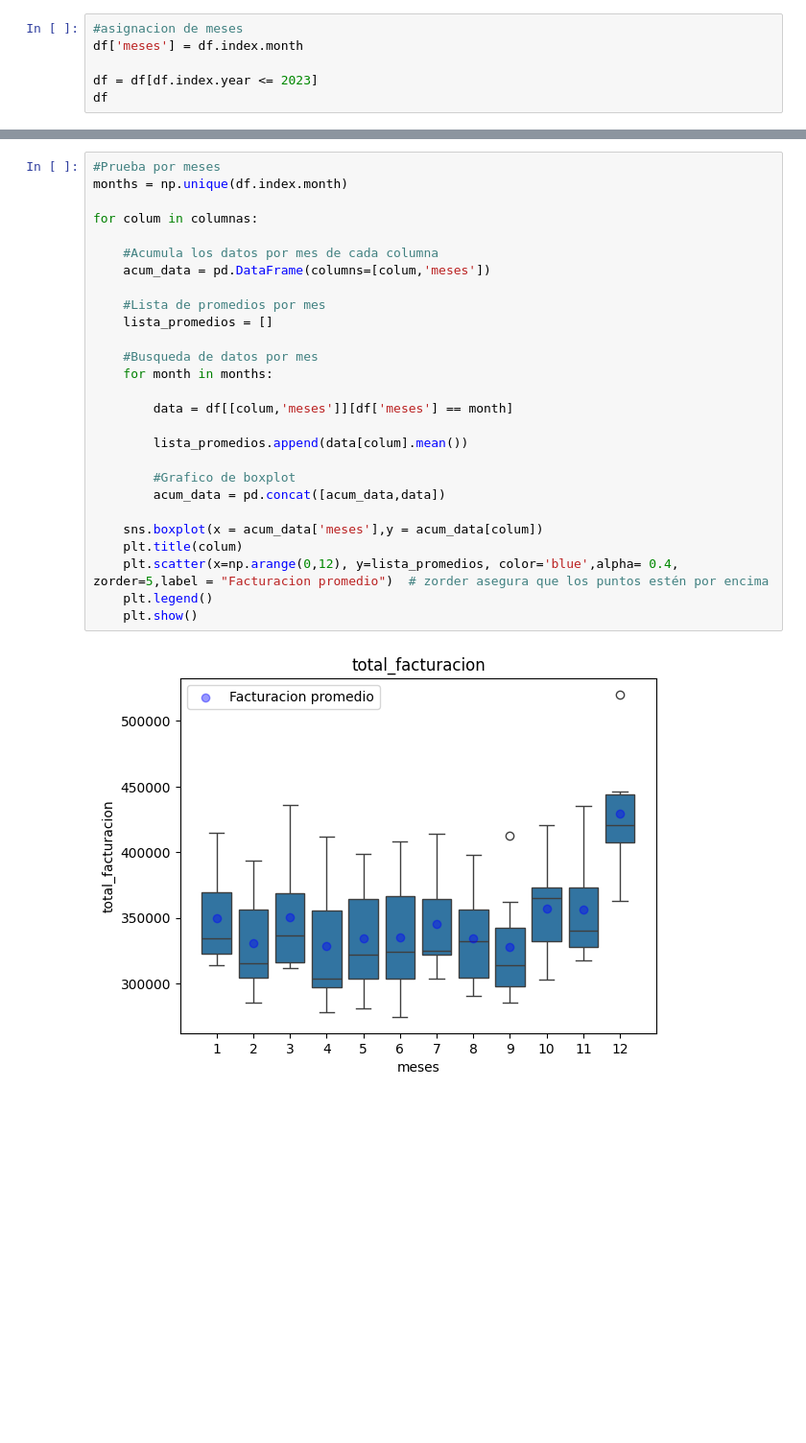
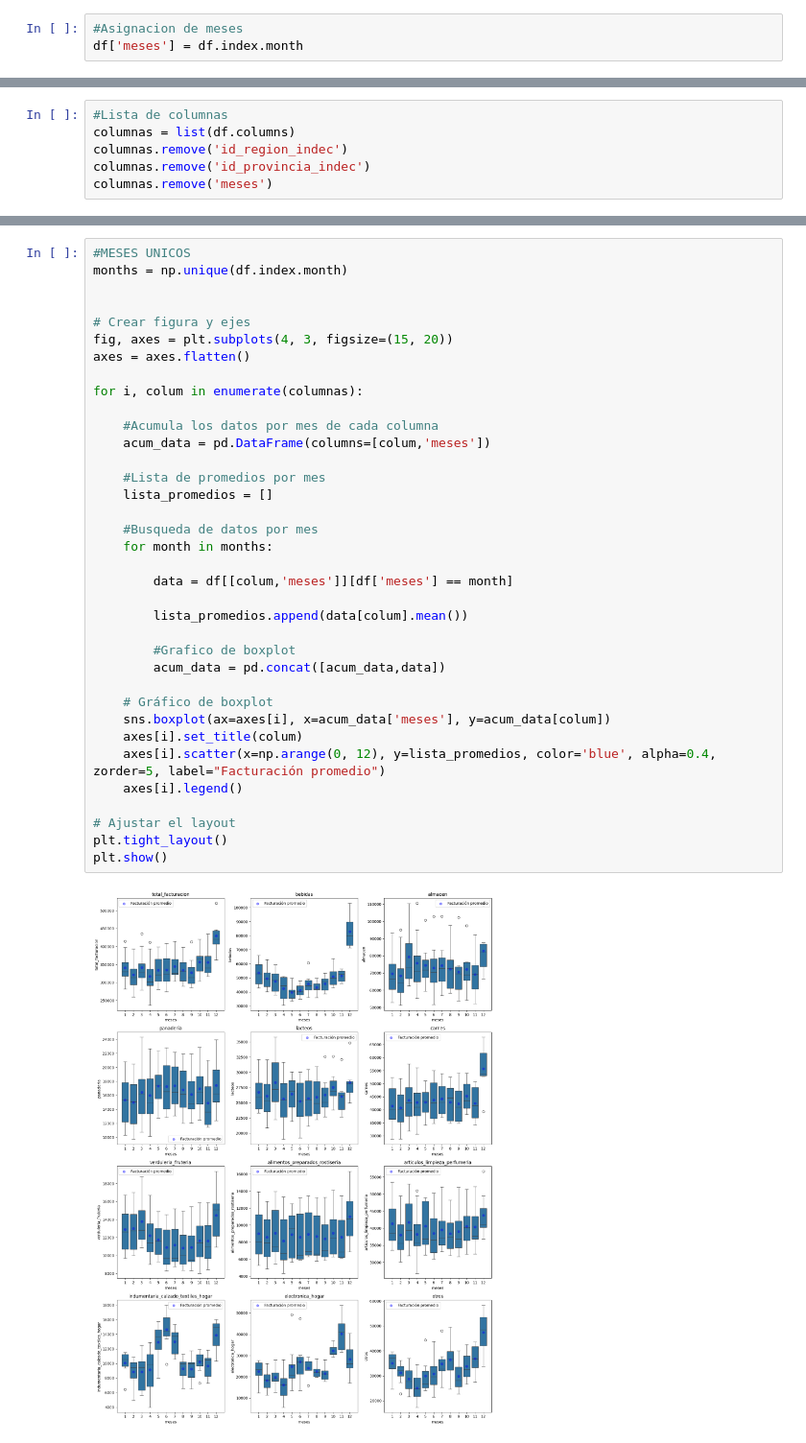
Before and after one commit to gastonbenitez2001/diplomatura_unne, a Jupyter notebook: trabajo_diplo/descriptiva_corrientes.ipynb, the cells around one changed output, grey strips where cells are left out. Shown at 96% size. Saved outputs shown, nothing was run; the diff lists cells and outputs as text; blank space fills up the shorter version.

```diff
--- a/trabajo_diplo/descriptiva_corrientes.ipynb
+++ b/trabajo_diplo/descriptiva_corrientes.ipynb
@@ -66,6 +17,3 @@ for colum in columnas:
 # %%
-#asignacion de meses
+#Asignacion de meses
 df['meses'] = df.index.month
-
-df = df[df.index.year <= 2023]
-df
@@ -86,0 +20,6 @@ df
+# %%
+#Lista de columnas
+columnas = list(df.columns)
+columnas.remove('id_region_indec')
+columnas.remove('id_provincia_indec')
+columnas.remove('meses')
@@ -87,29 +28,38 @@ df
 # %%
-#Prueba por meses
+#MESES UNICOS
 months = np.unique(df.index.month)
 
-for colum in columnas:
+
+# Crear figura y ejes
+fig, axes = plt.subplots(4, 3, figsize=(15, 20))
+axes = axes.flatten()
+
+for i, colum in enumerate(columnas):
 
     #Acumula los datos por mes de cada columna
     acum_data = pd.DataFrame(columns=[colum,'meses'])
 
     #Lista de promedios por mes
     lista_promedios = []
 
     #Busqueda de datos por mes
     for month in months:
 
         data = df[[colum,'meses']][df['meses'] == month]
 
         lista_promedios.append(data[colum].mean())
 
         #Grafico de boxplot
         acum_data = pd.concat([acum_data,data])
 
-    sns.boxplot(x = acum_data['meses'],y = acum_data[colum])
-    plt.title(colum)
-    plt.scatter(x=np.arange(0,12), y=lista_promedios, color='blue',alpha= 0.4, zorder=5,label = "Facturacion promedio")  # zorder asegura que los puntos estén por encima
-    plt.legend()
-    plt.show()
+    # Gráfico de boxplot
+    sns.boxplot(ax=axes[i], x=acum_data['meses'], y=acum_data[colum])
+    axes[i].set_title(colum)
+    axes[i].scatter(x=np.arange(0, 12), y=lista_promedios, color='blue', alpha=0.4, zorder=5, label="Facturación promedio")
+    axes[i].legend()
+
+# Ajustar el layout
+plt.tight_layout()
+plt.show()
 # %% [output]
-[figure, old version]
+[figure, new version]
```
Also changed, not shown: parts of 10 cells of this notebook, 1 other file.
